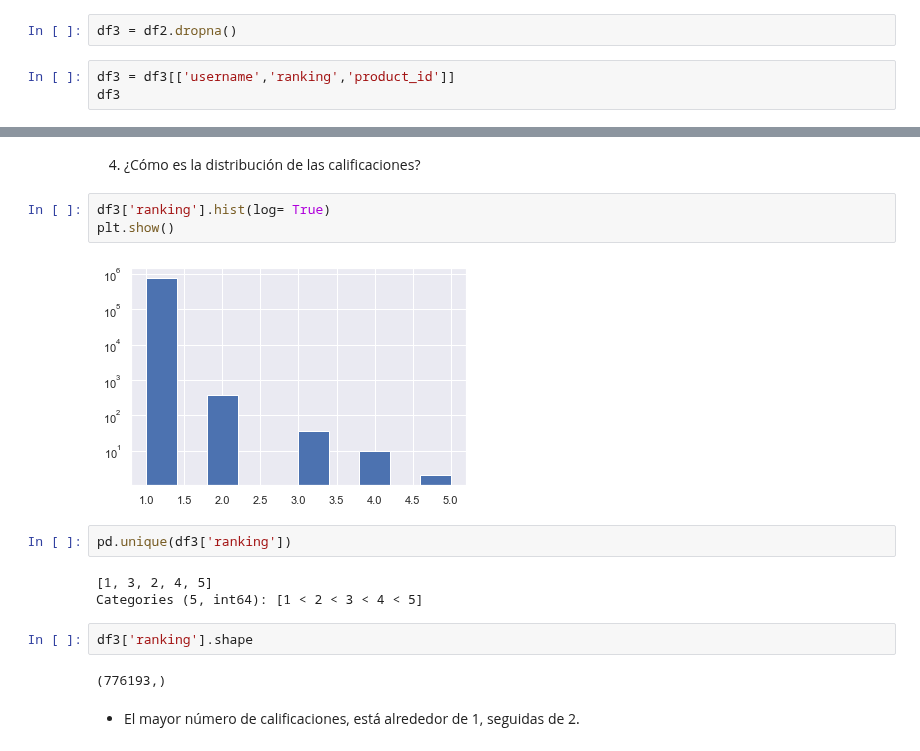
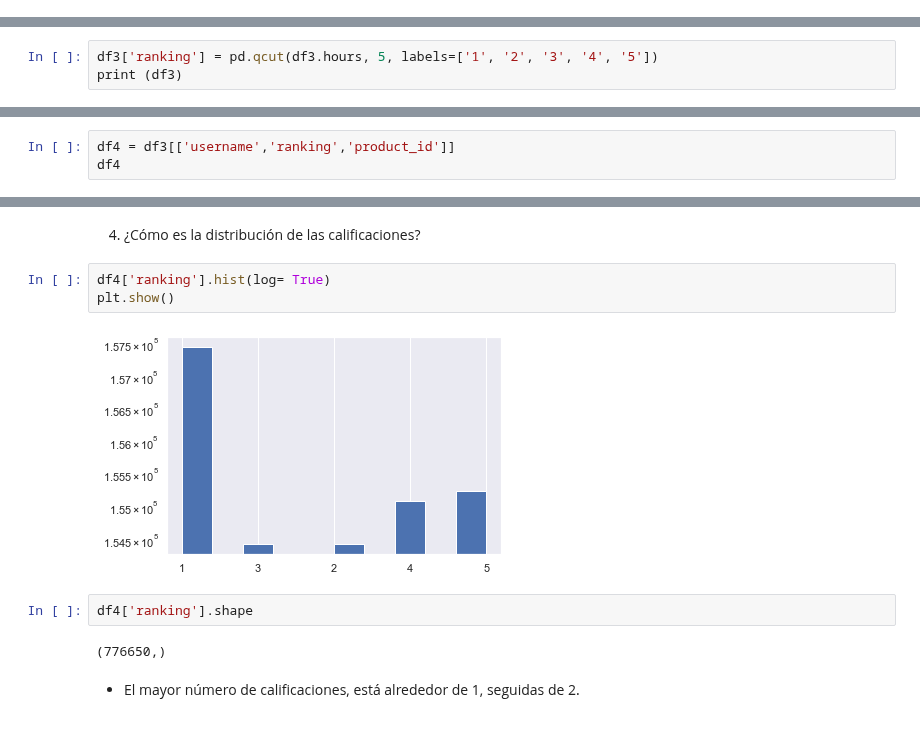
Before and after one commit to alseveso/AcamicaDS, a Jupyter notebook: Proyecto 3/A. Proyecto 03_Alejandra Seveso.ipynb, the cells around one changed output, grey strips where cells are left out. Cells and saved outputs as stored; diff of their text form.

```diff
--- a/Proyecto 3/A. Proyecto 03_Alejandra Seveso.ipynb
+++ b/Proyecto 3/A. Proyecto 03_Alejandra Seveso.ipynb
@@ -382,5 +351,0 @@ Categories (5, int64): [1 < 2 < 3 < 4 < 5]
-# %%
-df3 = df2.dropna()
-# %%
-df3 = df3[['username','ranking','product_id']]
-df3
@@ -407,0 +375,3 @@ dtype: object
+# %%
+df3['ranking'] = pd.qcut(df3.hours, 5, labels=['1', '2', '3', '4', '5'])
+print (df3)
@@ -412,0 +412,3 @@ Categories (5, int64): [1 < 2 < 3 < 4 < 5]
+# %%
+df4 = df3[['username','ranking','product_id']]
+df4
@@ -645,19 +678,14 @@ plt.show()
 # %% [markdown]
 4. ¿Cómo es la distribución de las calificaciones?
 # %%
-df3['ranking'].hist(log= True)
+df4['ranking'].hist(log= True)
 plt.show()
 # %% [output]
-[figure, old version]
+[figure, new version]
-# %%
-pd.unique(df3['ranking'])
-# %% [output]
-[1, 3, 2, 4, 5]
-Categories (5, int64): [1 < 2 < 3 < 4 < 5]
 # %%
-df3['ranking'].shape
+df4['ranking'].shape
 # %% [output]
-(776193,)
+(776650,)
 # %% [markdown]
 * El mayor número de calificaciones, está alrededor de 1, seguidas de 2.
 # %% [markdown]
```
Also changed, not shown: parts of 57 cells of this notebook, 1 other file.
